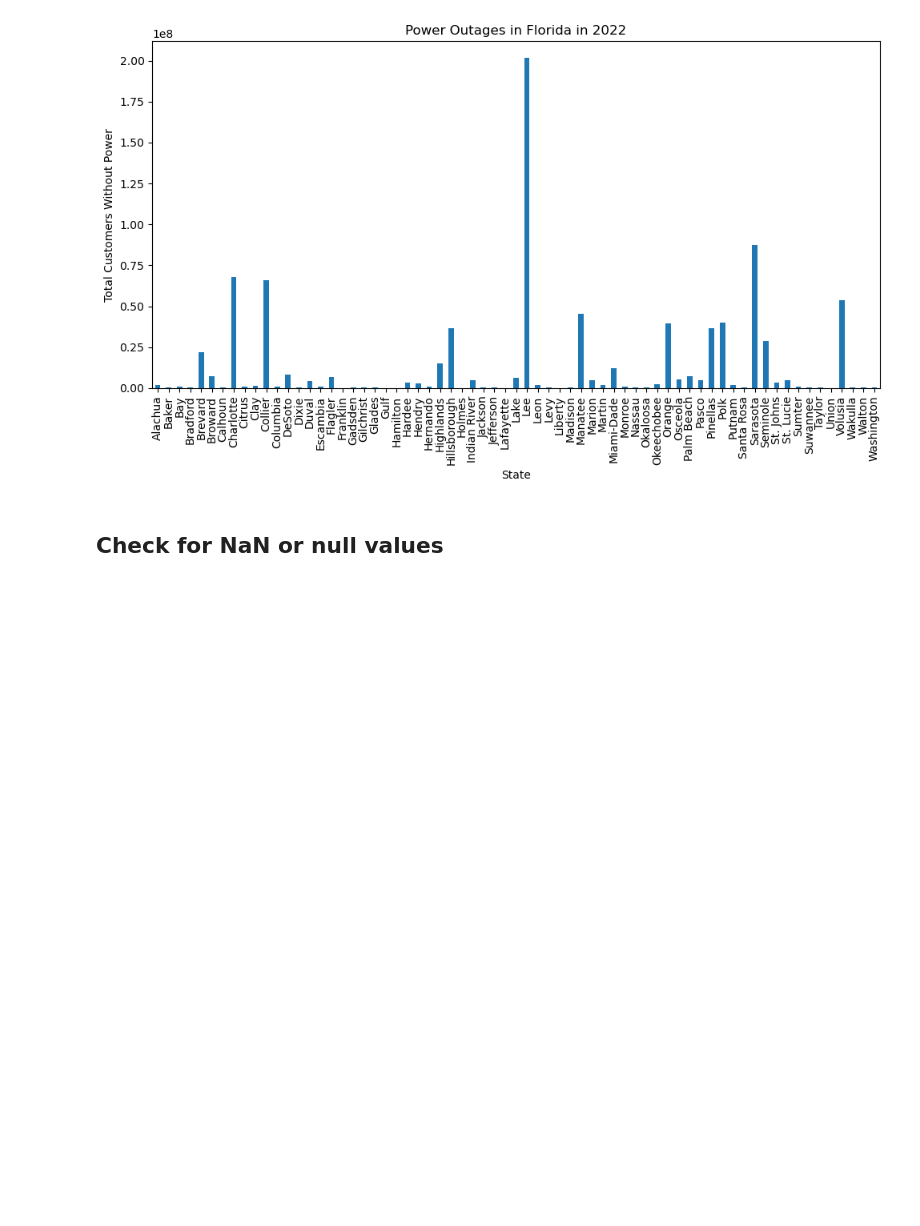
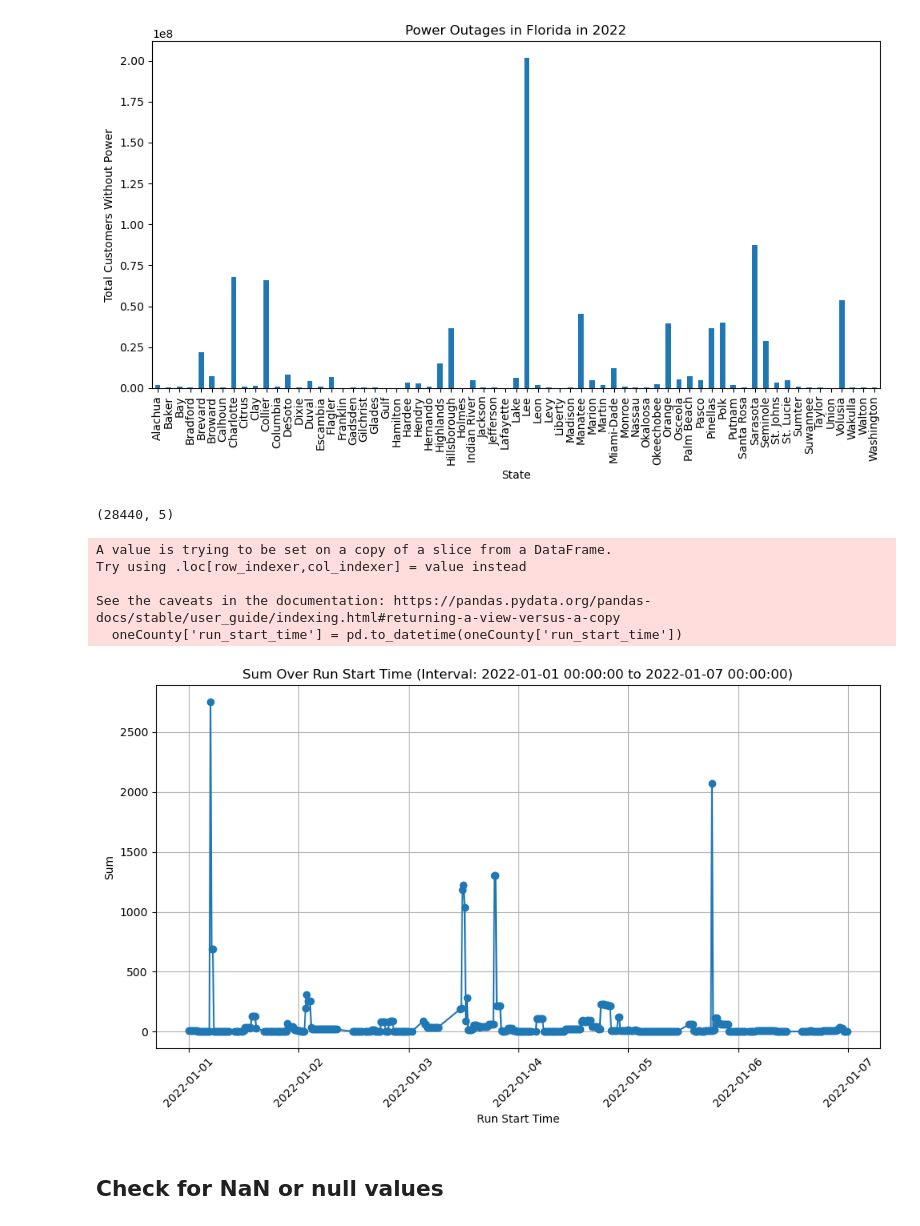
Before and after one commit to brepowell/EnergyConsumption, a Jupyter notebook: PowerOutageTrends.ipynb, the cells around one changed output. Cells and saved outputs as stored; diff of their text form; code cells hidden in the pictures; blank space fills up the shorter version.

Commit message:
London data exploration

```diff
--- a/PowerOutageTrends.ipynb
+++ b/PowerOutageTrends.ipynb
@@ -22,7 +22,7 @@ path = "data/eaglei_outages/eaglei_outages/"
 startYear = 2014
 endYear = 2022
 
-poweroutage2022 = pd.read_csv(path + 'eaglei_outages_2022.csv')
+powerOutagesForOneYear = pd.read_csv(path + 'eaglei_outages_2022.csv')
 # %% [markdown]
 ## Check the Shape of the Data
 # %%
@@ -64,7 +76,7 @@ plt.show()
 # %% [output]
 [figure]
 # %%
-florida_data = poweroutage2022[poweroutage2022['state'] == 'Florida']
+florida_data = powerOutagesForOneYear[powerOutagesForOneYear['state'] == 'Florida']
 florida_data.head()
 # %% [output]
 |  | fips_code | county | state | sum | run_start_time |
@@ -87,6 +120,40 @@ plt.tight_layout()
 plt.show()
 # %% [output]
 [figure]
+# %%
+oneCounty = florida_data[florida_data['county'] == "Lee"]
+oneCounty.shape
+# %% [output]
+(28440, 5)
+# %%
+# Convert 'run_start_time' column to datetime
+oneCounty['run_start_time'] = pd.to_datetime(oneCounty['run_start_time'])
+
+# Define the start and end of the interval
+start_time = pd.Timestamp('2022-01-01 00:00:00')  # Example start time
+end_time = pd.Timestamp('2022-01-07 00:00:00')    # Example end time
+
+# Slice the DataFrame to include only the rows within the specified interval
+interval_data = oneCounty[(oneCounty['run_start_time'] >= start_time) &
+                                (oneCounty['run_start_time'] < end_time)]
+
+# Plotting the line graph for the interval data
+plt.figure(figsize=(10, 6))
+plt.plot(interval_data['run_start_time'], interval_data['sum'], marker='o', linestyle='-')
+plt.xlabel('Run Start Time')
+plt.ylabel('Sum')
+plt.title('Sum Over Run Start Time (Interval: {} to {})'.format(start_time, end_time))
+plt.xticks(rotation=45)
+plt.grid(True)
+plt.tight_layout()
+plt.show()
+# %% [output]
+A value is trying to be set on a copy of a slice from a DataFrame.
+Try using .loc[row_indexer,col_indexer] = value instead
+
+See the caveats in the documentation: https://pandas.pydata.org/pandas-docs/stable/user_guide/indexing.html#returning-a-view-versus-a-copy
+  oneCounty['run_start_time'] = pd.to_datetime(oneCounty['run_start_time'])
+[figure, added]
 # %% [markdown]
 ## Check for NaN or null values
 # %% [markdown]
```
Also changed, not shown: parts of 6 cells of this notebook, 2 other files.
